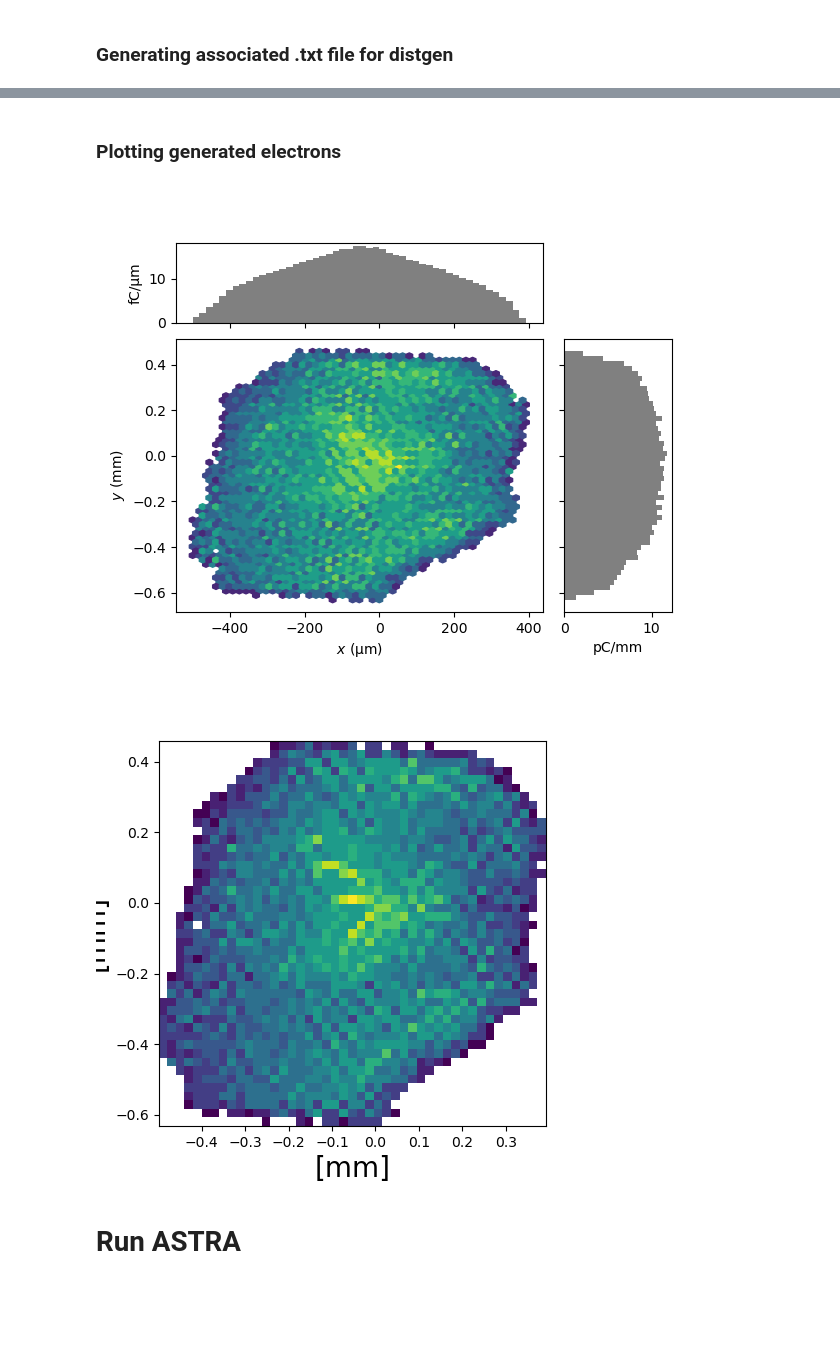
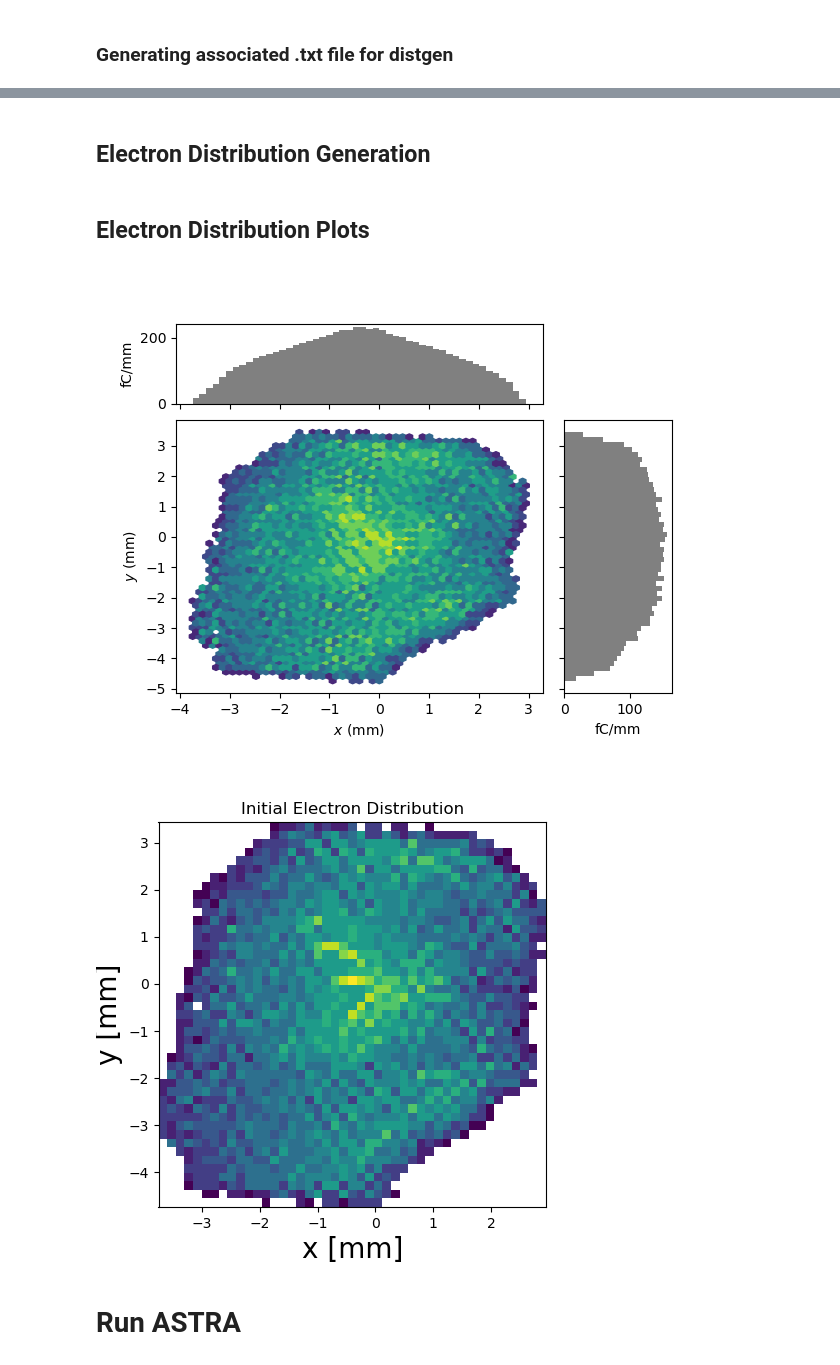
Before and after one commit to slaclab/xta, a Jupyter notebook: astra/vcc_laser.ipynb, the cells around one changed output, grey strips where cells are left out. Saved outputs shown, nothing was run; the diff lists cells and outputs as text; code cells hidden in the pictures; blank space fills up the shorter version.

```diff
--- a/astra/vcc_laser.ipynb
+++ b/astra/vcc_laser.ipynb
@@ -173,4 +184,6 @@ def dcm_Crop(im_input):
     plt.imsave(f'data/cropImage/{image_name}.jpg', padImg)
     #plt.imshow(padImg)
     return f'data/cropImage/{image_name}.jpg'
+# %% [markdown]
+## Electron Distribution Generation
 # %%
@@ -195,20 +209,24 @@ particles.write_astra('astra-inputs/astra_particles.txt')
-# %% [markdown]
-### Plotting generated electrons
+# %% [markdown]
+## Electron Distribution Plots
 # %%
+particles, dist = generate_dist()
 particles.plot('x','y')
+#plt.close()
 # %% [output]
-[figure, old version]
+[figure, new version]
 # %%
 num_bins = 45
 plt.figure(figsize=(5, 5))
 astradist = parse_opal_emitted_dist('astra-inputs/astra_particles.txt', names=['x', 'y', 'z', 'px','py', 'pz', 't', 'Q', 'ptype', 'flag'])
 plt.hist2d(astradist['x']*10**3, astradist['y']*10**3, num_bins, facecolor='blue', cmin=2)#, alpha=0.5)
 #print(xy)
-plt.ylabel('[mm]', size=20)
-plt.xlabel('[mm]', size=20)
+plt.title('Initial Electron Distribution')
+plt.ylabel('y [mm]', size=20)
+plt.xlabel('x [mm]', size=20)
 plt.savefig(f'plots/init_electron_dist/{image_name}.jpg', dpi=300)
+#plt.close()
 # %% [output]
-[figure, old version]
+[figure, new version]
 # %% [markdown]
 # Run ASTRA
 # %% [markdown]
```
Also changed, not shown: parts of 62 cells of this notebook, 10 other files.
